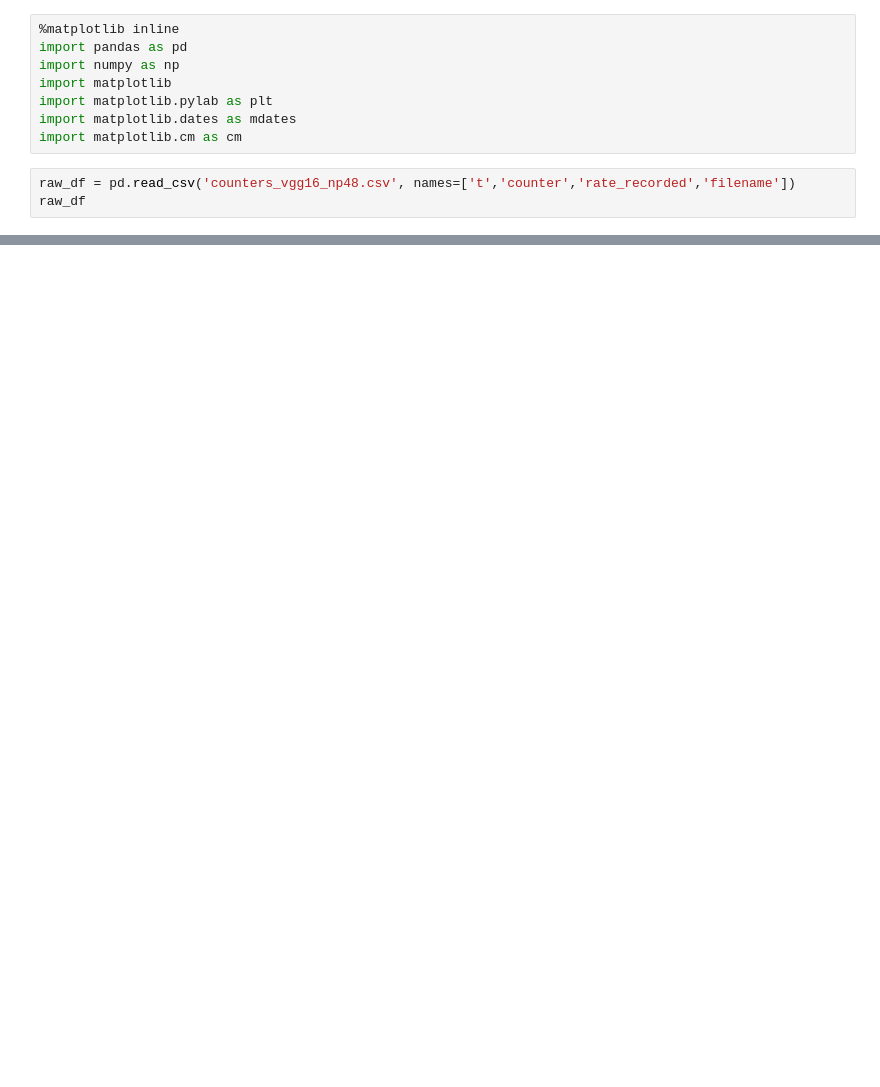
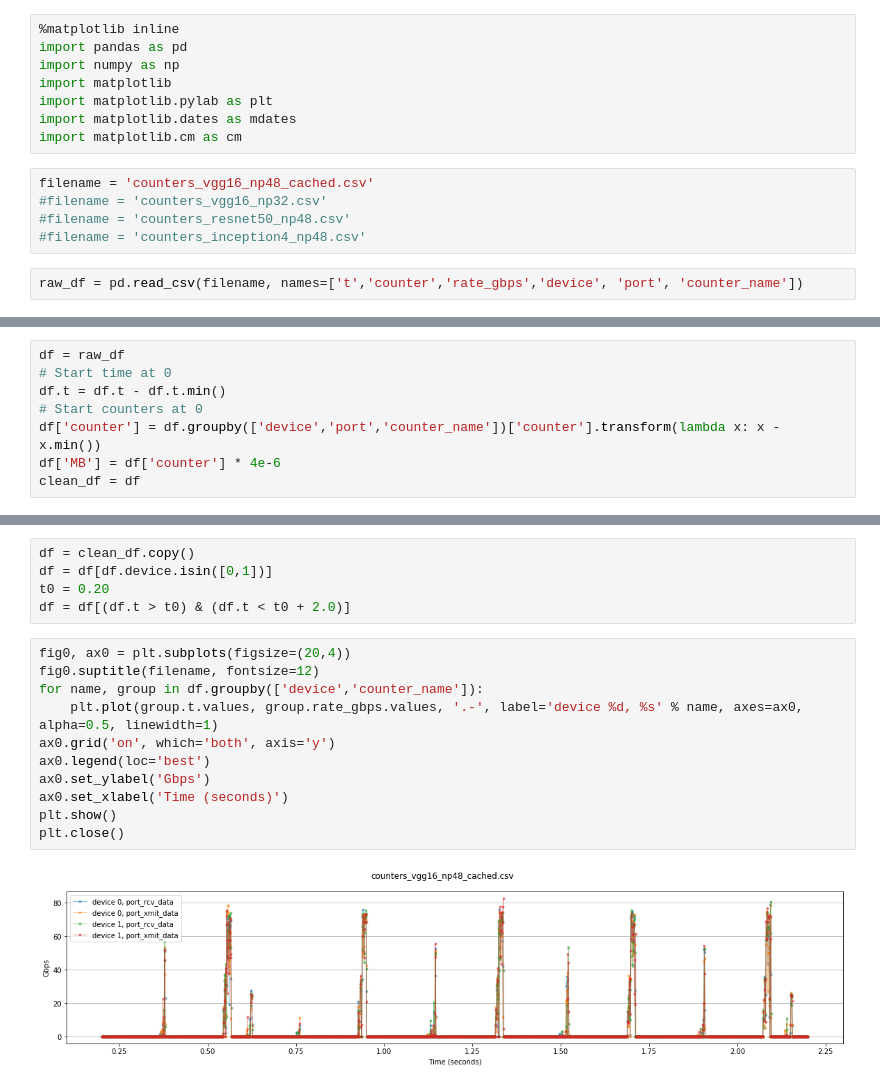
Before and after one commit to claudiofahey/ai-benchmark-util, a Jupyter notebook: analyze_mlx_counters.ipynb, the cells around one changed output, grey strips where cells are left out. Drawn from its saved outputs; the diff is of its cells as text; blank space fills up the shorter version.

Commit message:
Updated MLX counter scripts

```diff
--- a/analyze_mlx_counters.ipynb
+++ b/analyze_mlx_counters.ipynb
@@ -6,6 +6,10 @@ import matplotlib
 import matplotlib.pylab as plt
 import matplotlib.dates as mdates
 import matplotlib.cm as cm
+# %%
+filename = 'counters_vgg16_np48_cached.csv'
+#filename = 'counters_vgg16_np32.csv'
+#filename = 'counters_resnet50_np48.csv'
+#filename = 'counters_inception4_np48.csv'
 # %%
-raw_df = pd.read_csv('counters_vgg16_np48.csv', names=['t','counter','rate_recorded','filename'])
-raw_df
+raw_df = pd.read_csv(filename, names=['t','counter','rate_gbps','device', 'port', 'counter_name'])
@@ -30,0 +16,8 @@ df.loc[0:3].rate.plot(figsize=(20,4), style='.-');
+# %%
+df = raw_df
+# Start time at 0
+df.t = df.t - df.t.min()
+# Start counters at 0
+df['counter'] = df.groupby(['device','port','counter_name'])['counter'].transform(lambda x: x - x.min())
+df['MB'] = df['counter'] * 4e-6
+clean_df = df
@@ -30,0 +53,18 @@ df.loc[0:3].rate.plot(figsize=(20,4), style='.-');
+# %%
+df = clean_df.copy()
+df = df[df.device.isin([0,1])]
+t0 = 0.20
+df = df[(df.t > t0) & (df.t < t0 + 2.0)]
+# %%
+fig0, ax0 = plt.subplots(figsize=(20,4))
+fig0.suptitle(filename, fontsize=12)
+for name, group in df.groupby(['device','counter_name']):
+    plt.plot(group.t.values, group.rate_gbps.values, '.-', label='device %d, %s' % name, axes=ax0, alpha=0.5, linewidth=1)
+ax0.grid('on', which='both', axis='y')
+ax0.legend(loc='best')
+ax0.set_ylabel('Gbps')
+ax0.set_xlabel('Time (seconds)')
+plt.show()
+plt.close()
+# %% [output]
+[figure, added]
```
Also changed, not shown: parts of 8 cells of this notebook, 1 other file.
